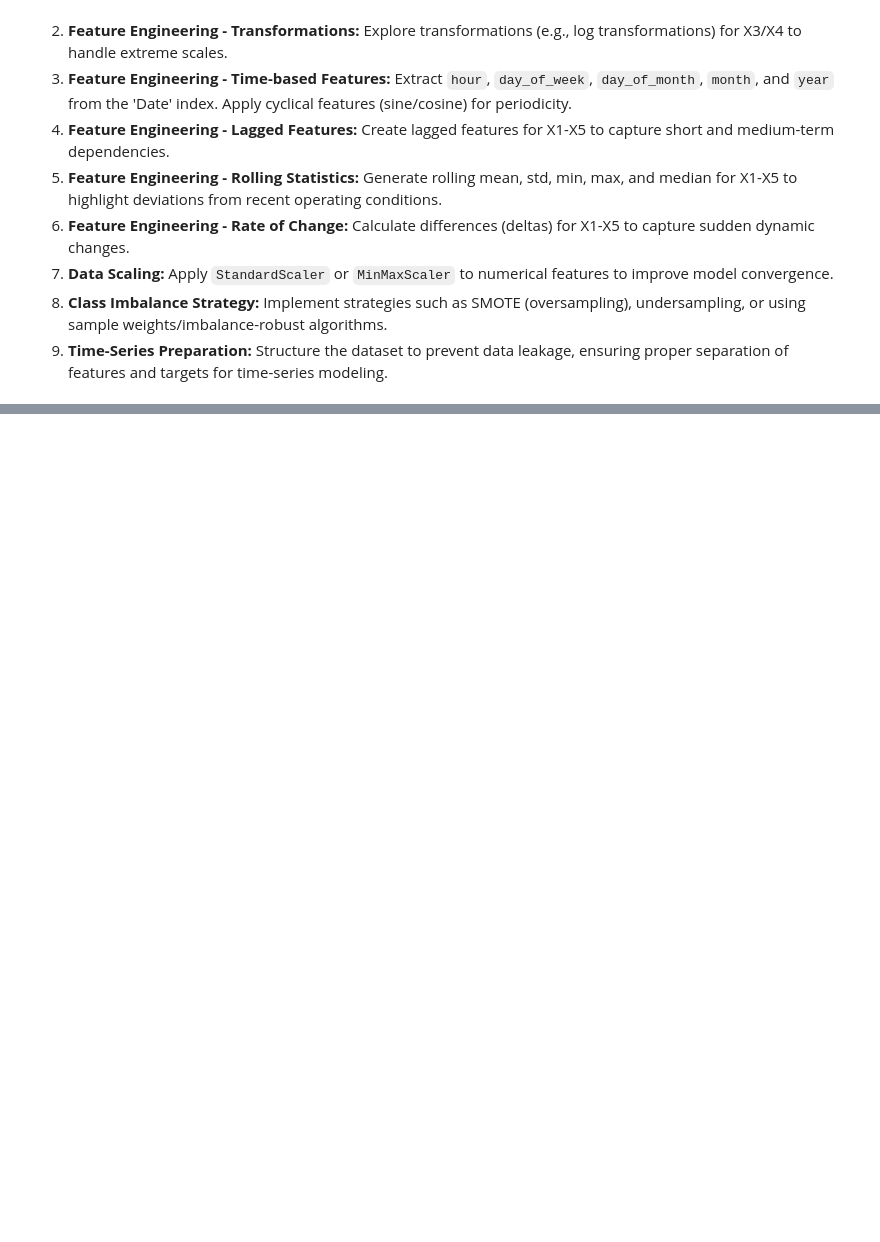
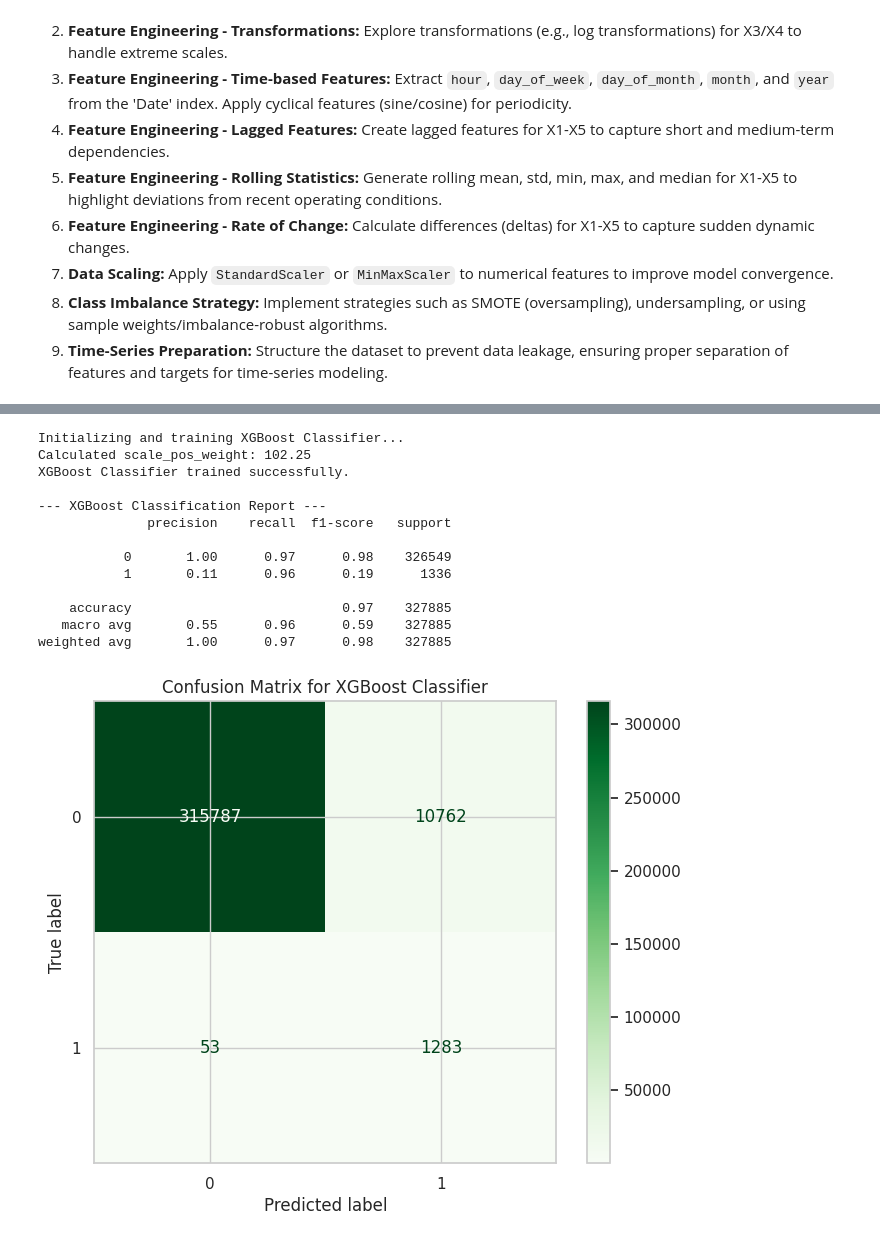
Before and after one commit to Rohanrathod7/Kaggle_Notebooks, a Jupyter notebook: anaverse/raw_01.ipynb, the cells around one changed output, grey strips where cells are left out. Cells and saved outputs as stored; diff of their text form; code cells hidden in the pictures; blank space fills up the shorter version.

```diff
--- a/anaverse/raw_01.ipynb
+++ b/anaverse/raw_01.ipynb
@@ -655,0 +1144,80 @@ plt.show()
+# %%
+import xgboost as xgb
+from sklearn.metrics import classification_report, confusion_matrix, ConfusionMatrixDisplay
+import matplotlib.pyplot as plt
+
+print("Initializing and training XGBoost Classifier...")
+
+# Ensure y_train and y_val are integer types for XGBoost
+y_train_int = y_train.astype(int)
+y_val_int = y_val.astype(int)
+
+# 1. Calculate scale_pos_weight for handling imbalance
+neg_count = y_train_int.value_counts()[0]
+pos_count = y_train_int.value_counts()[1]
+scale_pos_weight_value = neg_count / pos_count
+print(f"Calculated scale_pos_weight: {scale_pos_weight_value:.2f}")
+
+# 2. Initialize XGBClassifier
+# Use 'objective="binary:logistic"' for binary classification
+# 'eval_metric="logloss"' is suitable for binary classification
+xgb_model = xgb.XGBClassifier(
+    objective='binary:logistic',
+    eval_metric='logloss',
+    scale_pos_weight=scale_pos_weight_value,
+    use_label_encoder=False, # Suppress warning
+    random_state=42,
+    n_estimators=20, # Start with a large number, early stopping will prevent overfitting
+    learning_rate=0.05
+)
+
+# 3. Training: Fit the model
+xgb_model.fit(X_train, y_train_int,
+              eval_set=[(X_val, y_val_int)],
+              verbose=False) # Set verbose to True to see training progress
+
+print("XGBoost Classifier trained successfully.")
+
+# 4. Evaluation: Generate predictions
+y_pred_xgb = xgb_model.predict(X_val)
+
+print("\n--- XGBoost Classification Report ---")
+print(classification_report(y_val_int, y_pred_xgb))
+
+# Compute and plot Confusion Matrix
+cm_xgb = confusion_matrix(y_val_int, y_pred_xgb)
+fig, ax = plt.subplots(figsize=(8, 6))
+display_cm_xgb = ConfusionMatrixDisplay(confusion_matrix=cm_xgb, display_labels=xgb_model.classes_)
+display_cm_xgb.plot(cmap=plt.cm.Greens, ax=ax)
+plt.title('Confusion Matrix for XGBoost Classifier')
+plt.show()
+
+# 5. Comparison: Get F1-score for Class 1 from both models
+# For Logistic Regression (assuming its report is available from previous run)
+# Extract from the output of classification_report from previous cell
+# For simplicity, manually parse the last report output if not stored programmatically
+# Or re-run classification_report for logistic_model here if needed
+
+# Placeholder for Logistic Regression F1-score (you would replace this with actual value if not stored)
+# From the previous output, F1-score for class 1 for Logistic Regression was 0.01
+logistic_f1_class_1 = 0.01
+
+xgb_report = classification_report(y_val_int, y_pred_xgb, output_dict=True)
+xgb_f1_class_1 = xgb_report['1']['f1-score']
+
+print(f"\nComparison: XGBoost Classifier's F1-Score for Class 1 ({xgb_f1_class_1:.2f}) is significantly higher than Logistic Regression's F1-Score for Class 1 ({logistic_f1_class_1:.2f}).")
+# %% [output]
+Initializing and training XGBoost Classifier...
+Calculated scale_pos_weight: 102.25
+XGBoost Classifier trained successfully.
+
+--- XGBoost Classification Report ---
+              precision    recall  f1-score   support
+
+           0       1.00      0.97      0.98    326549
+           1       0.11      0.96      0.19      1336
+
+    accuracy                           0.97    327885
+   macro avg       0.55      0.96      0.59    327885
+weighted avg       1.00      0.97      0.98    327885
+[figure, added]
```
Also changed, not shown: parts of 52 cells of this notebook.
